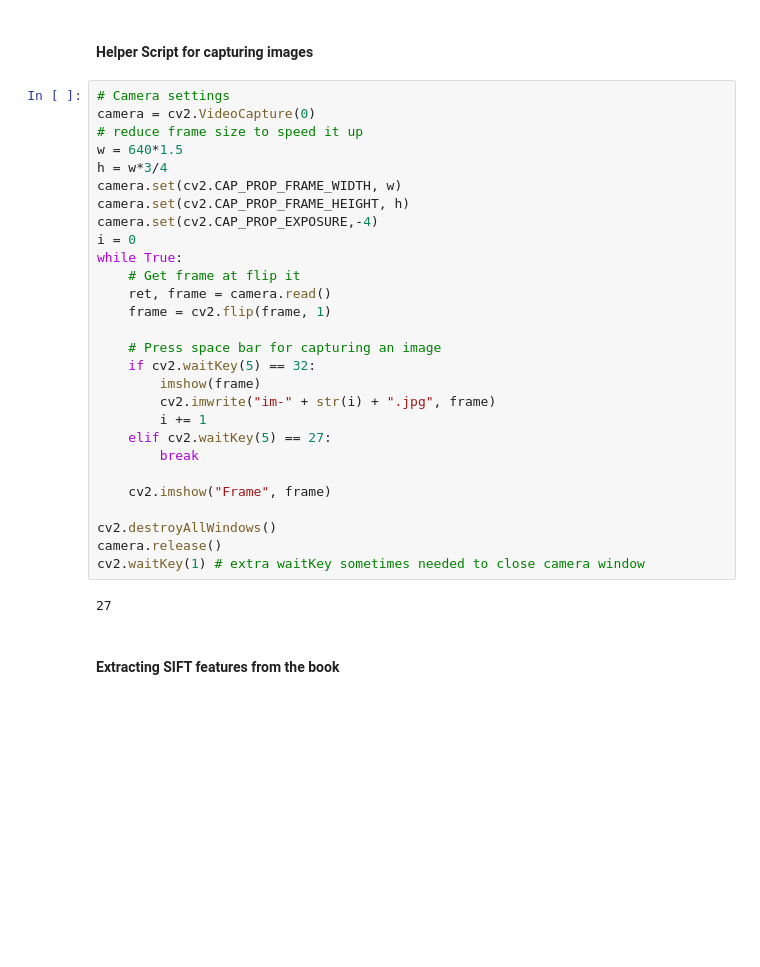
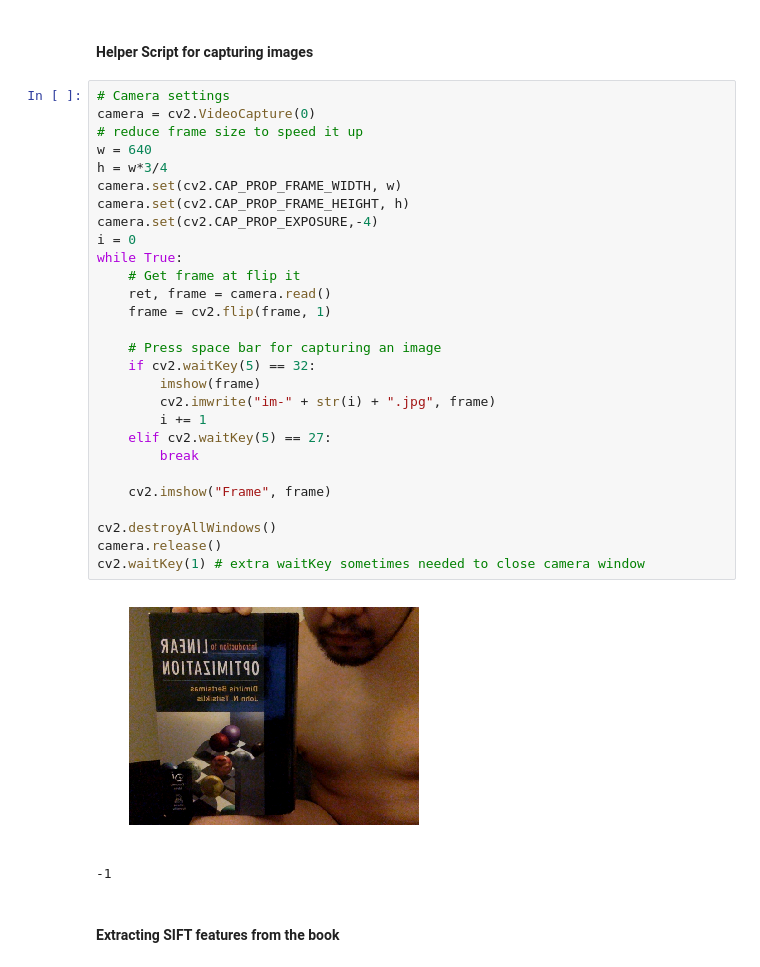
Before and after one commit to buenayerba/augmented-reality-for-book-spines, a Jupyter notebook: Feature_tracking.ipynb, the cells around one changed output. Cells and saved outputs as stored; diff of their text form; blank space fills up the shorter version.

```diff
--- a/Feature_tracking.ipynb
+++ b/Feature_tracking.ipynb
@@ -16,33 +16,34 @@ from helpers import imshow
 # %%
 # Camera settings
 camera = cv2.VideoCapture(0)
 # reduce frame size to speed it up
-w = 640*1.5
+w = 640
 h = w*3/4
 camera.set(cv2.CAP_PROP_FRAME_WIDTH, w)
 camera.set(cv2.CAP_PROP_FRAME_HEIGHT, h)
 camera.set(cv2.CAP_PROP_EXPOSURE,-4)
 i = 0
 while True:
     # Get frame at flip it
     ret, frame = camera.read()
     frame = cv2.flip(frame, 1)
 
     # Press space bar for capturing an image
     if cv2.waitKey(5) == 32:
         imshow(frame)
         cv2.imwrite("im-" + str(i) + ".jpg", frame)
         i += 1
     elif cv2.waitKey(5) == 27:
         break
 
     cv2.imshow("Frame", frame)
 
 cv2.destroyAllWindows()
 camera.release()
 cv2.waitKey(1) # extra waitKey sometimes needed to close camera window
 # %% [output]
+[figure, added]
-27
+-1
 # %% [markdown]
 #### Extracting SIFT features from the book
 # %%
```
Also changed, not shown: parts of 16 cells of this notebook, 1 other file.
